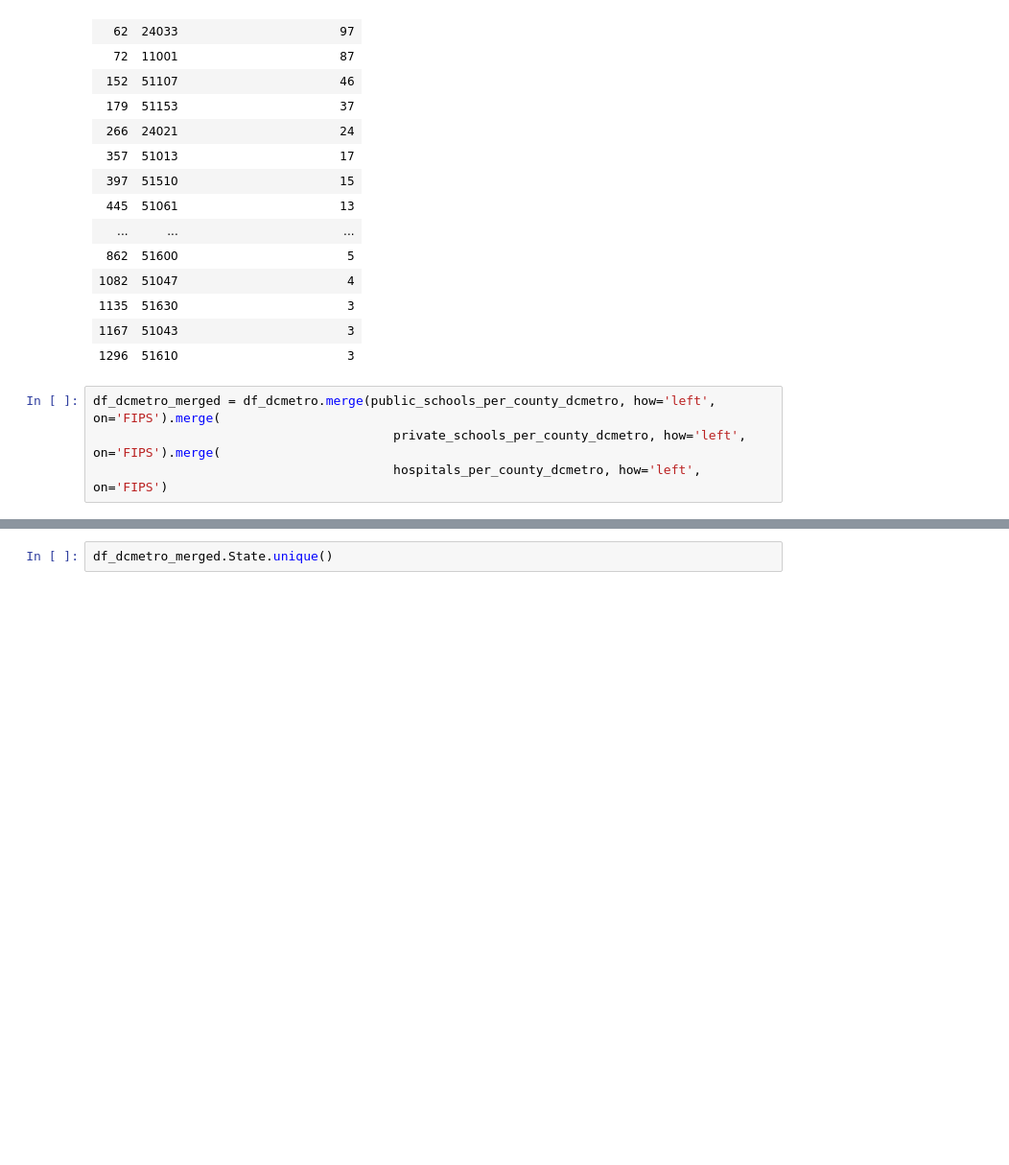
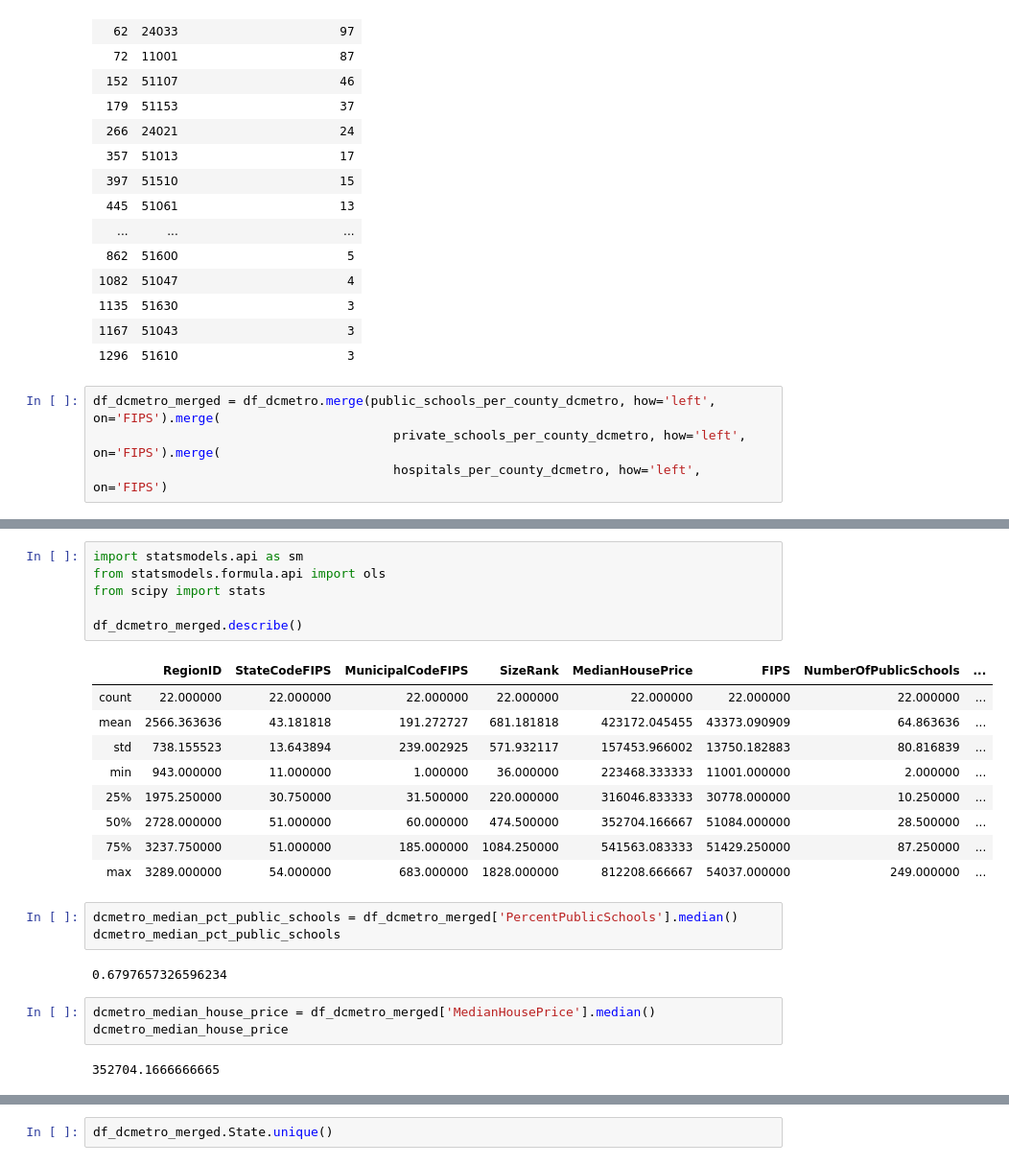
Before and after one commit to muoyo/dc-metro-housing, a Jupyter notebook: dchousing.ipynb, the cells around one changed output, grey strips where cells are left out. Shown: that part at 96% size. Drawn from its saved outputs; the diff is of its cells as text; blank space fills up the shorter version.

```diff
--- a/dchousing.ipynb
+++ b/dchousing.ipynb
@@ -346,0 +374,26 @@ df_dcmetro_merged['NumberOfSchools'] = df_dcmetro_merged['NumberOfPublicSchools'
+# %%
+import statsmodels.api as sm
+from statsmodels.formula.api import ols
+from scipy import stats
+
+df_dcmetro_merged.describe()
+# %% [output]
+|  | RegionID | StateCodeFIPS | MunicipalCodeFIPS | SizeRank | MedianHousePrice | FIPS | NumberOfPublicSchools | ... |
+| count | 22.000000 | 22.000000 | 22.000000 | 22.000000 | 22.000000 | 22.000000 | 22.000000 | ... |
+| mean | 2566.363636 | 43.181818 | 191.272727 | 681.181818 | 423172.045455 | 43373.090909 | 64.863636 | ... |
+| std | 738.155523 | 13.643894 | 239.002925 | 571.932117 | 157453.966002 | 13750.182883 | 80.816839 | ... |
+| min | 943.000000 | 11.000000 | 1.000000 | 36.000000 | 223468.333333 | 11001.000000 | 2.000000 | ... |
+| 25% | 1975.250000 | 30.750000 | 31.500000 | 220.000000 | 316046.833333 | 30778.000000 | 10.250000 | ... |
+| 50% | 2728.000000 | 51.000000 | 60.000000 | 474.500000 | 352704.166667 | 51084.000000 | 28.500000 | ... |
+| 75% | 3237.750000 | 51.000000 | 185.000000 | 1084.250000 | 541563.083333 | 51429.250000 | 87.250000 | ... |
+| max | 3289.000000 | 54.000000 | 683.000000 | 1828.000000 | 812208.666667 | 54037.000000 | 249.000000 | ... |
+# %%
+dcmetro_median_pct_public_schools = df_dcmetro_merged['PercentPublicSchools'].median()
+dcmetro_median_pct_public_schools
+# %% [output]
+0.6797657326596234
+# %%
+dcmetro_median_house_price = df_dcmetro_merged['MedianHousePrice'].median()
+dcmetro_median_house_price
+# %% [output]
+352704.1666666665
```
Also changed, not shown: parts of 11 cells of this notebook.
